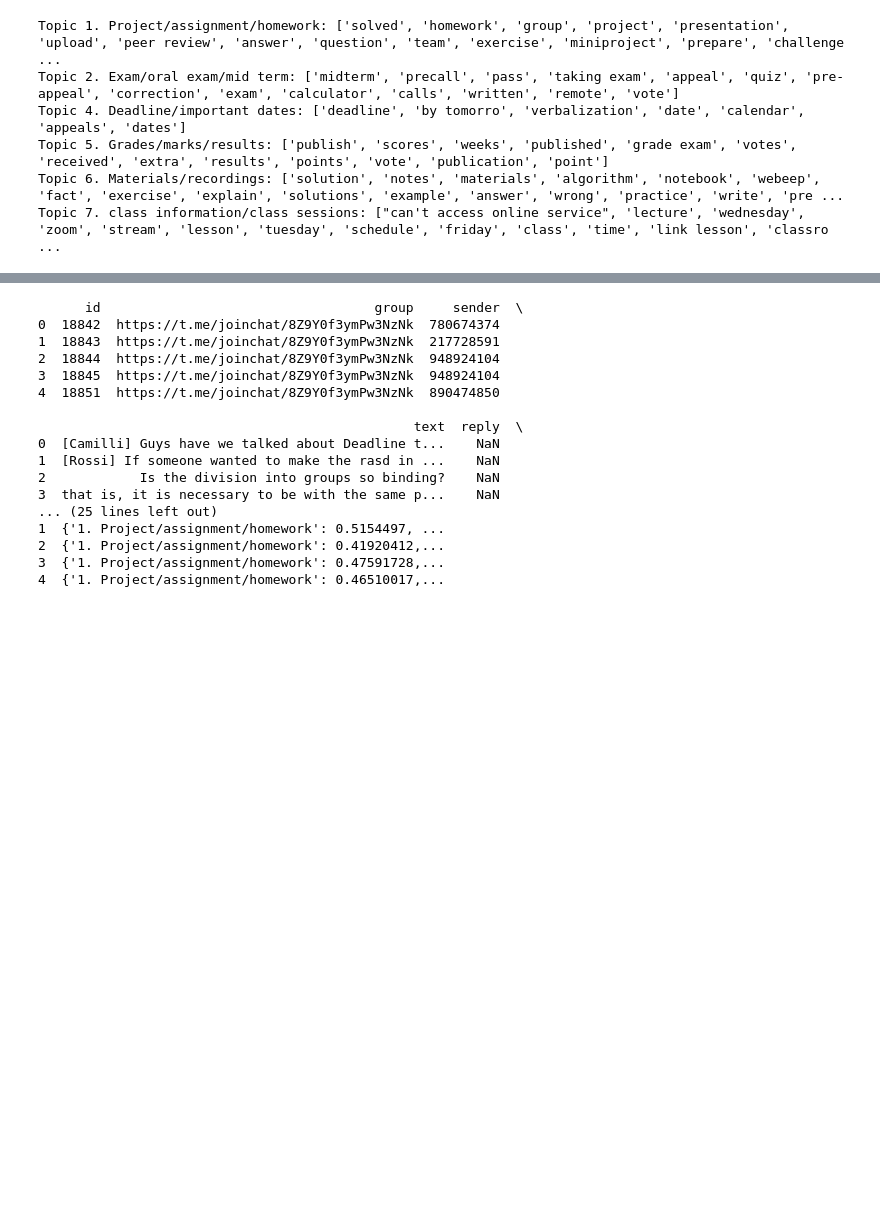
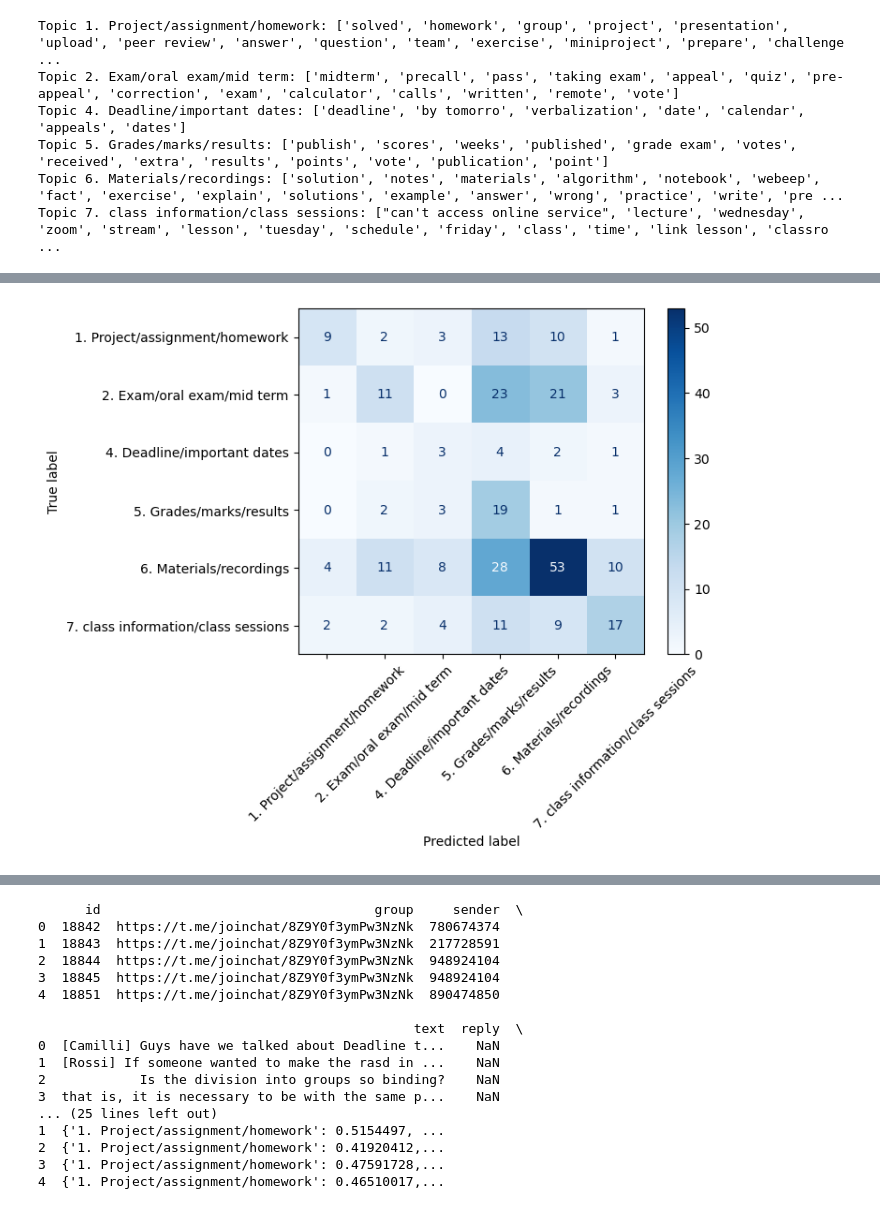
Before and after one commit to amirmosio/telegram-event-detection, a Jupyter notebook: cosine_similarities_works/cos_sim_topic_classification.ipynb, the cells around one changed output, grey strips where cells are left out. Drawn from its saved outputs; the diff is of its cells as text; code cells hidden in the pictures; blank space fills up the shorter version.

```diff
--- a/cosine_similarities_works/cos_sim_topic_classification.ipynb
+++ b/cosine_similarities_works/cos_sim_topic_classification.ipynb
@@ -38,3 +27,0 @@ df_clean = df_sorted.dropna(subset=['text'])
-# %%
-df_clean.reset_index(drop=True, inplace=True)
-df_clean.head()
@@ -57,2 +27,0 @@ df_clean.tail()
-# %%
-df_clean['topic'] = df_clean['topic'].fillna(method='ffill')
@@ -204,0 +164,15 @@ topic_embeddings = {topic: laser.embed_sentences([keywords_string], lang='en')[0
+# %%
+import pandas as pd
+from sklearn.model_selection import train_test_split
+from datasets import Dataset
+from transformers import DistilBertTokenizer
+
+# Rimuovi le righe con valori NaN nella colonna 'text'
+df_filtered = df_filtered[df_filtered['text'].notna()]
+
+# Seleziona le colonne di testo e i topic
+X = df_filtered['text']
+y = df_filtered['topic']
+
+# Dividi il dataset in set di addestramento e di test in modo stratificato
+X_train, X_test, y_train, y_test = train_test_split(X, y, test_size=0.228, random_state=42, stratify=y)
@@ -207,4 +187,4 @@ topic_embeddings = {topic: laser.embed_sentences([keywords_string], lang='en')[0
 df_clean['text'] = df_clean['text'].fillna('')
 
 # Calculate embeddings for the messages in the dataset
-df_clean['text_embedding'] = df_clean['text'].apply(lambda x: laser.embed_sentences([x], lang='en')[0])
+X_test_embeddings = laser.embed_sentences(X_test.tolist(), lang='en')
@@ -250,0 +230,22 @@ ValueError: Excel does not support datetimes with timezones. Please ensure that
+# %%
+import matplotlib.pyplot as plt
+from sklearn.metrics import confusion_matrix, ConfusionMatrixDisplay
+
+# Assumiamo che y_test sia una lista o un array contenente le etichette vere
+true_labels = y_test
+
+# Estrarre le etichette predette dai risultati ottenuti in precedenza
+predicted_labels = [result[0] for result in results]
+
+# Calcolare la matrice di confusione
+cm = confusion_matrix(true_labels, predicted_labels, labels=np.unique(true_labels))
+
+# Visualizzare la matrice di confusione
+disp = ConfusionMatrixDisplay(confusion_matrix=cm, display_labels=np.unique(true_labels))
+disp.plot(cmap=plt.cm.Blues)
+
+# Mostrare il grafico
+plt.xticks(rotation=45)
+plt.show()
+# %% [output]
+[figure, added]
```
Also changed, not shown: parts of 23 cells of this notebook, 26 other files.
